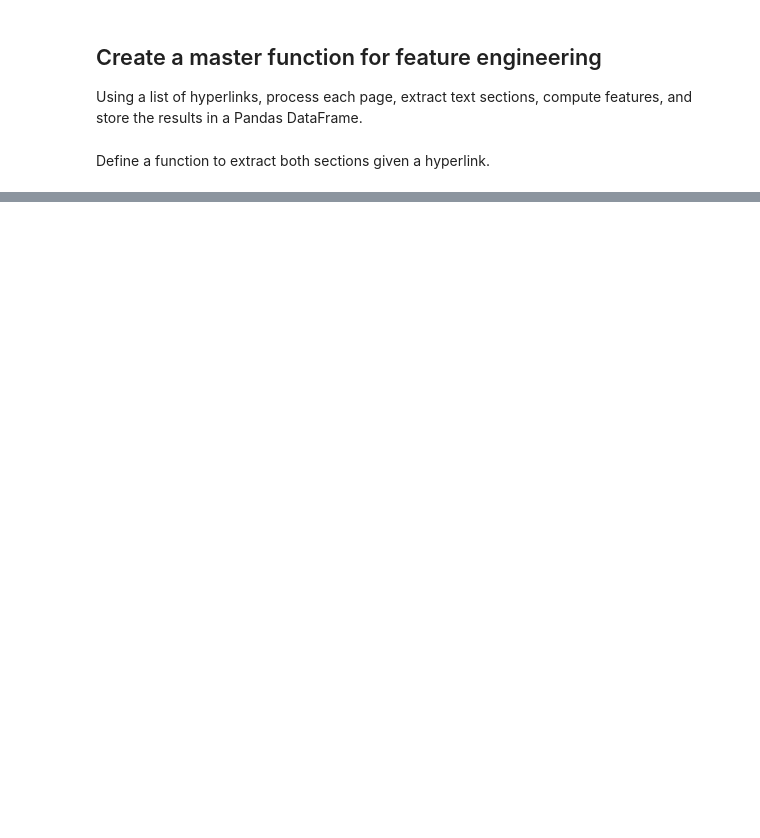
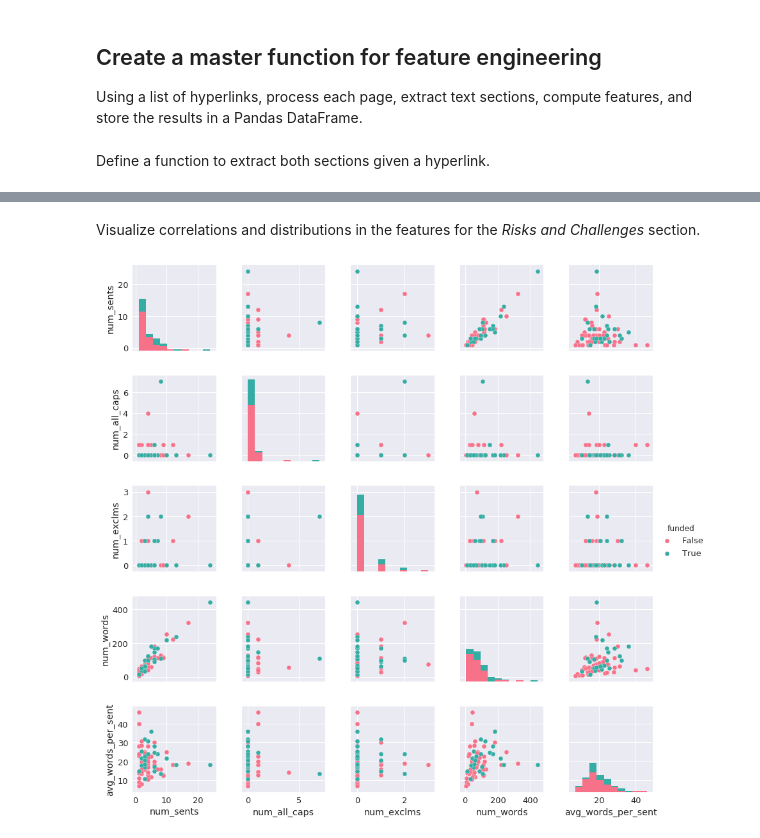
Before and after one commit to redwanhuq/campaign-critic, a Jupyter notebook: 2017-09-07 Scraping text from pages.ipynb, the cells around one changed output, grey strips where cells are left out. Saved outputs shown, nothing was run; the diff lists cells and outputs as text; code cells hidden in the pictures; blank space fills up the shorter version.

```diff
--- a/2017-09-07 Scraping text from pages.ipynb
+++ b/2017-09-07 Scraping text from pages.ipynb
@@ -204,0 +245,10 @@ risks_df
+# %% [markdown]
+Visualize correlations and distributions in the features for the *Risks and Challenges* section.
+# %%
+sns.pairplot(
+    data=joined_risks.dropna().loc[:, :'avg_words_per_sent'],
+    hue='funded',
+    palette='husl'
+);
+# %% [output]
+[figure, added]
```
Also changed, not shown: parts of 18 cells of this notebook, 2 other files.
